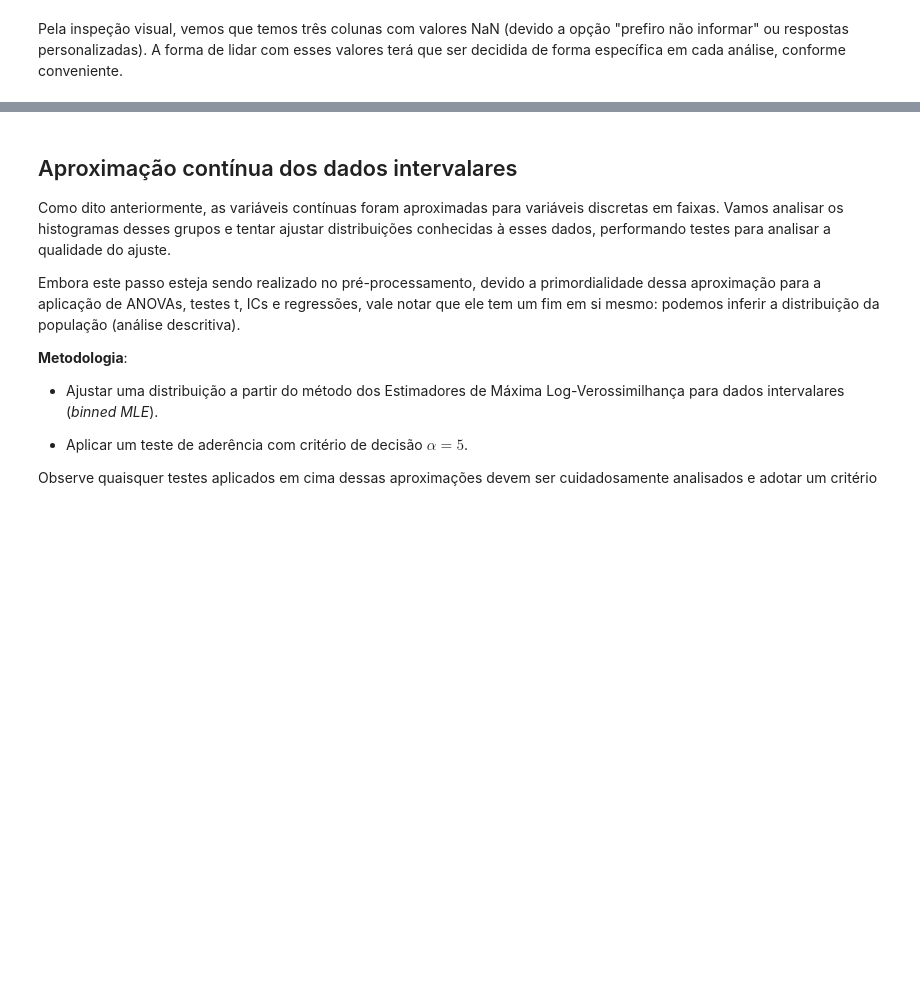
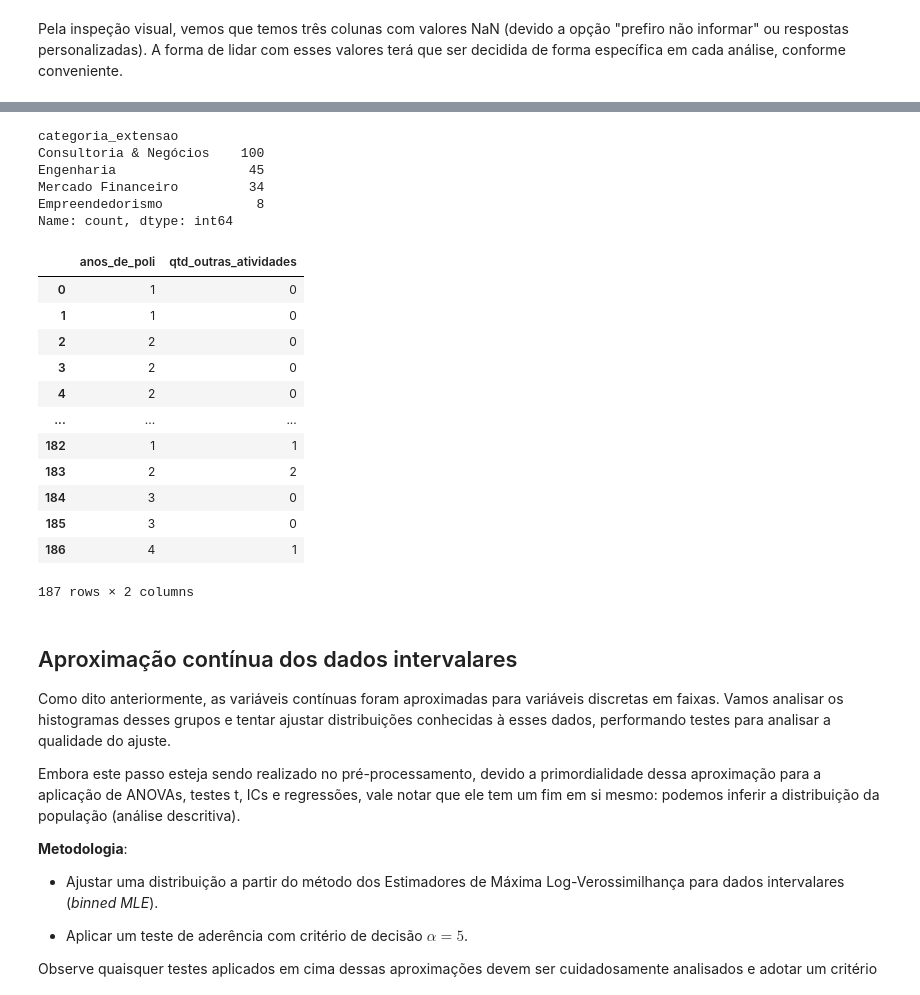
Before and after one commit to pedro-lemee/estudo-grupos-de-extensao, a Jupyter notebook: notebooks/00_Data_Processing.ipynb, the cells around one changed output, grey strips where cells are left out. Cells and saved outputs as stored; diff of their text form; code cells hidden in the pictures; blank space fills up the shorter version.

```diff
--- a/notebooks/00_Data_Processing.ipynb
+++ b/notebooks/00_Data_Processing.ipynb
@@ -293,3 +317,56 @@ Pela inspeção visual, vemos que temos três colunas com valores NaN (devido a
+# %%
+cat_map = {
+    # Consultoria & Negócios
+    'Poli Júnior': 'Consultoria & Negócios',
+    'Grupo de Negócios da Poli': 'Consultoria & Negócios',
+    'Poli Consulting Club': 'Consultoria & Negócios',
+
+    # Mercado Financeiro & Dados
+    'Poli Quant': 'Mercado Financeiro',
+    'Poli Real State': 'Mercado Financeiro',
+    'Poli Finance': 'Mercado Financeiro',
+
+    # Engenharia
+    'Thunder Ratz': 'Engenharia',
+    'Poli Racing': 'Engenharia',
+
+    # Empreendedorismo
+    'Liga de Empreendedorismo da Poli': 'Empreendedorismo',
+}
+
+df_clean["categoria_extensao"] = df_clean["grupo_extensao"].map(cat_map).fillna("Outros")
+df_clean["categoria_extensao"].value_counts()
+# %% [output]
+categoria_extensao
+Consultoria & Negócios    100
+Engenharia                 45
+Mercado Financeiro         34
+Empreendedorismo            8
+Name: count, dtype: int64
+# %%
+df_clean["anos_de_poli"] = 2026 - df_renamed["ano_ingresso"] + 1
+
+# extra_esportes + extra_ca_gremio + extra_outro_grupo
+df_clean["qtd_outras_atividades"] = \
+    df_clean["extra_esportes"].astype("int16") + \
+    df_clean["extra_ca_gremio"].astype("int16") + \
+    df_clean["extra_outro_grupo"].astype("int16")
+
+df_clean[["anos_de_poli", "qtd_outras_atividades"]]
+# %% [output]
+|  | anos_de_poli | qtd_outras_atividades |
+| 0 | 1 | 0 |
+| 1 | 1 | 0 |
+| 2 | 2 | 0 |
+| 3 | 2 | 0 |
+| 4 | 2 | 0 |
+| ... | ... | ... |
+| 182 | 1 | 1 |
+| 183 | 2 | 2 |
+| 184 | 3 | 0 |
+| 185 | 3 | 0 |
+| 186 | 4 | 1 |
+187 rows × 2 columns
 # %% [markdown]
 ## Aproximação contínua dos dados intervalares
 
```
Also changed, not shown: parts of 3 cells of this notebook.
